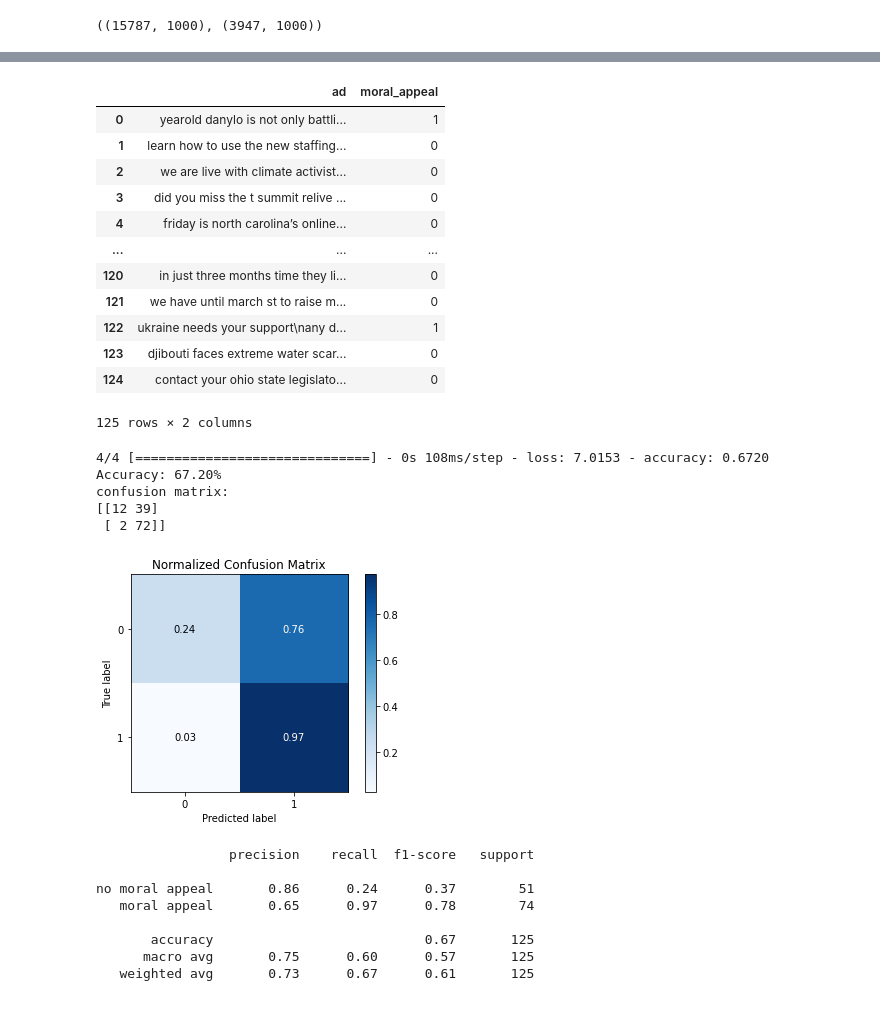
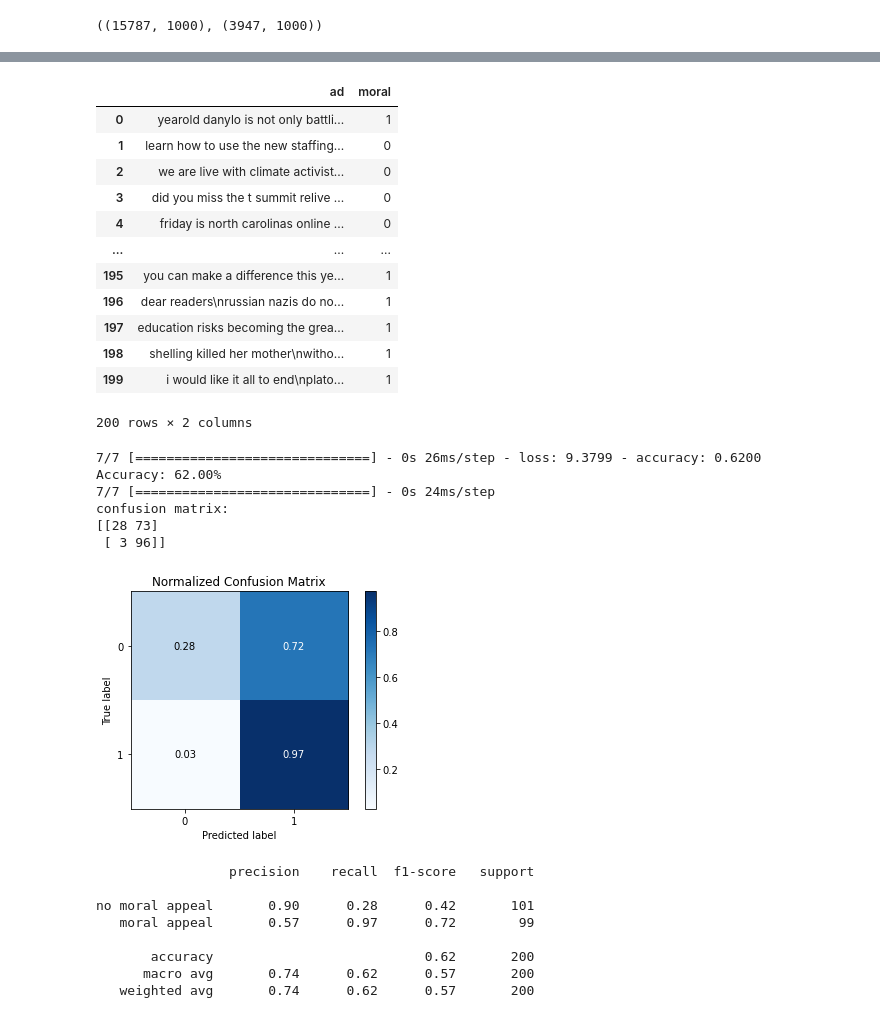
Before and after one commit to Inside0ut/PFE, a Jupyter notebook: Task-2/code/moral appeal/Bi-GRU_attention_moral_appeal.ipynb, the cells around one changed output, grey strips where cells are left out. Drawn from its saved outputs; the diff is of its cells as text; code cells hidden in the pictures.

```diff
--- a/Task-2/code/moral appeal/Bi-GRU_attention_moral_appeal.ipynb
+++ b/Task-2/code/moral appeal/Bi-GRU_attention_moral_appeal.ipynb
@@ -323,27 +327,27 @@ confusion matrix:
 # %%
 # save the test results
-save = pd.read_csv('./data/sample_moral_appeal.csv').drop(columns = 'Unnamed: 0')
+save = pd.read_csv('data/sample_moral_appeal.csv')
 save
 # %% [output]
-|  | ad | moral_appeal |
+|  | ad | moral |
 | 0 | yearold danylo is not only battli... | 1 |
 | 1 | learn how to use the new staffing... | 0 |
 | 2 | we are live with climate activist... | 0 |
 | 3 | did you miss the t summit relive ... | 0 |
-| 4 | friday is north carolina’s online... | 0 |
+| 4 | friday is north carolinas online ... | 0 |
 | ... | ... | ... |
-| 120 | in just three months time they li... | 0 |
-| 121 | we have until march st to raise m... | 0 |
-| 122 | ukraine needs your support\nany d... | 1 |
-| 123 | djibouti faces extreme water scar... | 0 |
-| 124 | contact your ohio state legislato... | 0 |
+| 195 | you can make a difference this ye... | 1 |
+| 196 | dear readers\nrussian nazis do no... | 1 |
+| 197 | education risks becoming the grea... | 1 |
+| 198 | shelling killed her mother\nwitho... | 1 |
+| 199 | i would like it all to end\nplato... | 1 |
-125 rows × 2 columns
+200 rows × 2 columns
 # %%
 norm_ = save['ad']
 test_ = t.texts_to_sequences(norm_)
 padded_ = tf.keras.preprocessing.sequence.pad_sequences(test_, maxlen=MAX_SEQUENCE_LENGTH)
 
-scores = model.evaluate(padded_, save['moral_appeal'], verbose=1)
+scores = model.evaluate(padded_, save['moral'], verbose=1)
 print("Accuracy: %.2f%%" % (scores[1]*100))
 
 val_ = t.texts_to_sequences(norm_)
@@ -352,25 +356,26 @@ pred_ =  model.predict(padded_val)
 save['predicted'] = [1 if prob > 0.5 else 0 for prob in pred_]
 
 print("confusion matrix:")
-print(metrics.confusion_matrix(save['moral_appeal'], save['predicted']))
+print(metrics.confusion_matrix(save['moral'], save['predicted']))
 print()
 
-skplt.metrics.plot_confusion_matrix(save['moral_appeal'], save['predicted'], normalize=True)
+skplt.metrics.plot_confusion_matrix(save['moral'], save['predicted'], normalize=True)
 plt.show()
 
-print(metrics.classification_report(save['moral_appeal'], save['predicted'], target_names=[ 'no moral appeal', 'moral appeal']))
+print(metrics.classification_report(save['moral'], save['predicted'], target_names=[ 'no moral appeal', 'moral appeal']))
 # %% [output]
-4/4 [==============================] - 0s 108ms/step - loss: 7.0153 - accuracy: 0.6720
-Accuracy: 67.20%
+7/7 [==============================] - 0s 26ms/step - loss: 9.3799 - accuracy: 0.6200
+Accuracy: 62.00%
+7/7 [==============================] - 0s 24ms/step
 confusion matrix:
-[[12 39]
- [ 2 72]]
+[[28 73]
+ [ 3 96]]
 [figure]
                  precision    recall  f1-score   support
 
-no moral appeal       0.86      0.24      0.37        51
-   moral appeal       0.65      0.97      0.78        74
+no moral appeal       0.90      0.28      0.42       101
+   moral appeal       0.57      0.97      0.72        99
 
-       accuracy                           0.67       125
-      macro avg       0.75      0.60      0.57       125
-   weighted avg       0.73      0.67      0.61       125
+       accuracy                           0.62       200
+      macro avg       0.74      0.62      0.57       200
+   weighted avg       0.74      0.62      0.57       200
```
Also changed, not shown: parts of 6 cells of this notebook, 4 other files.
